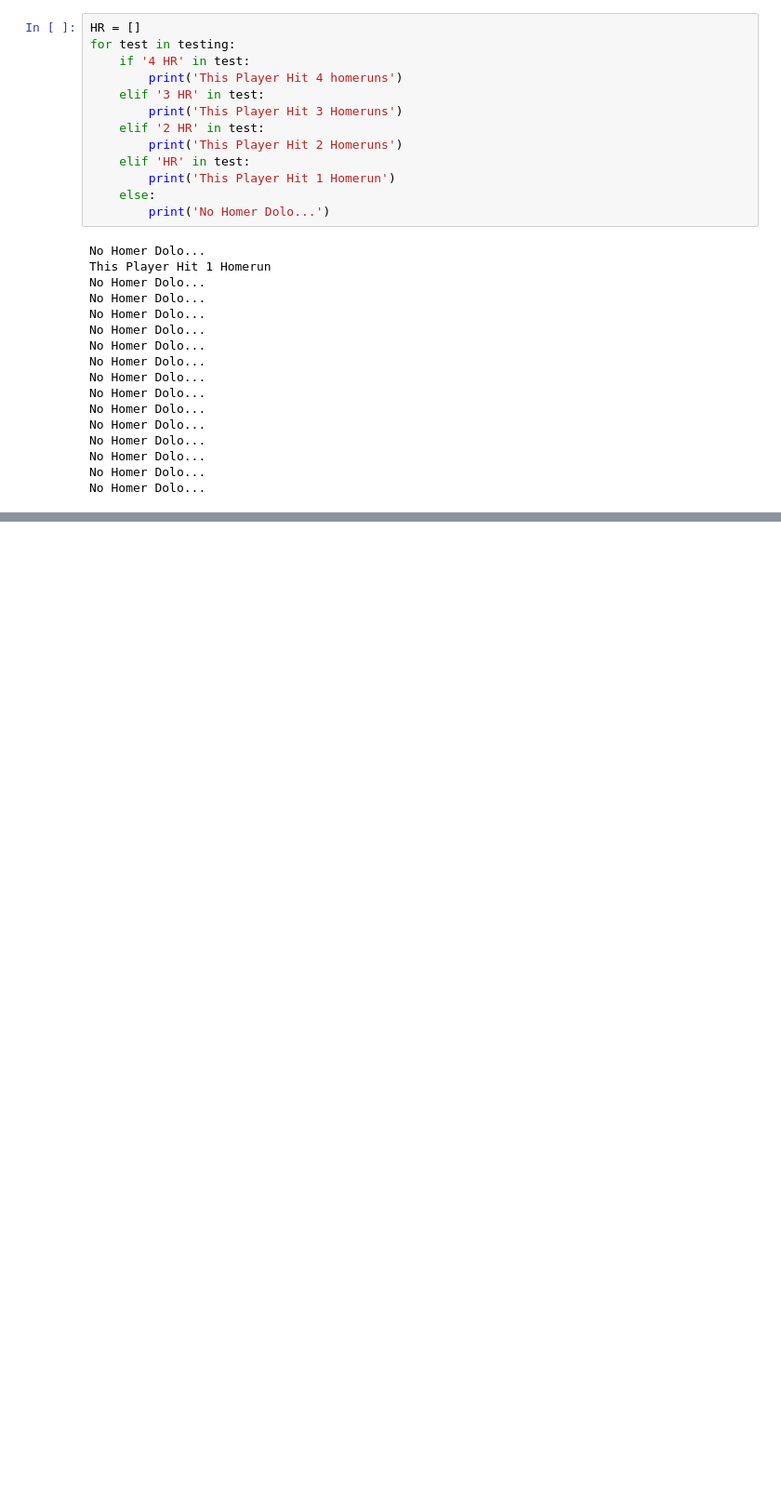
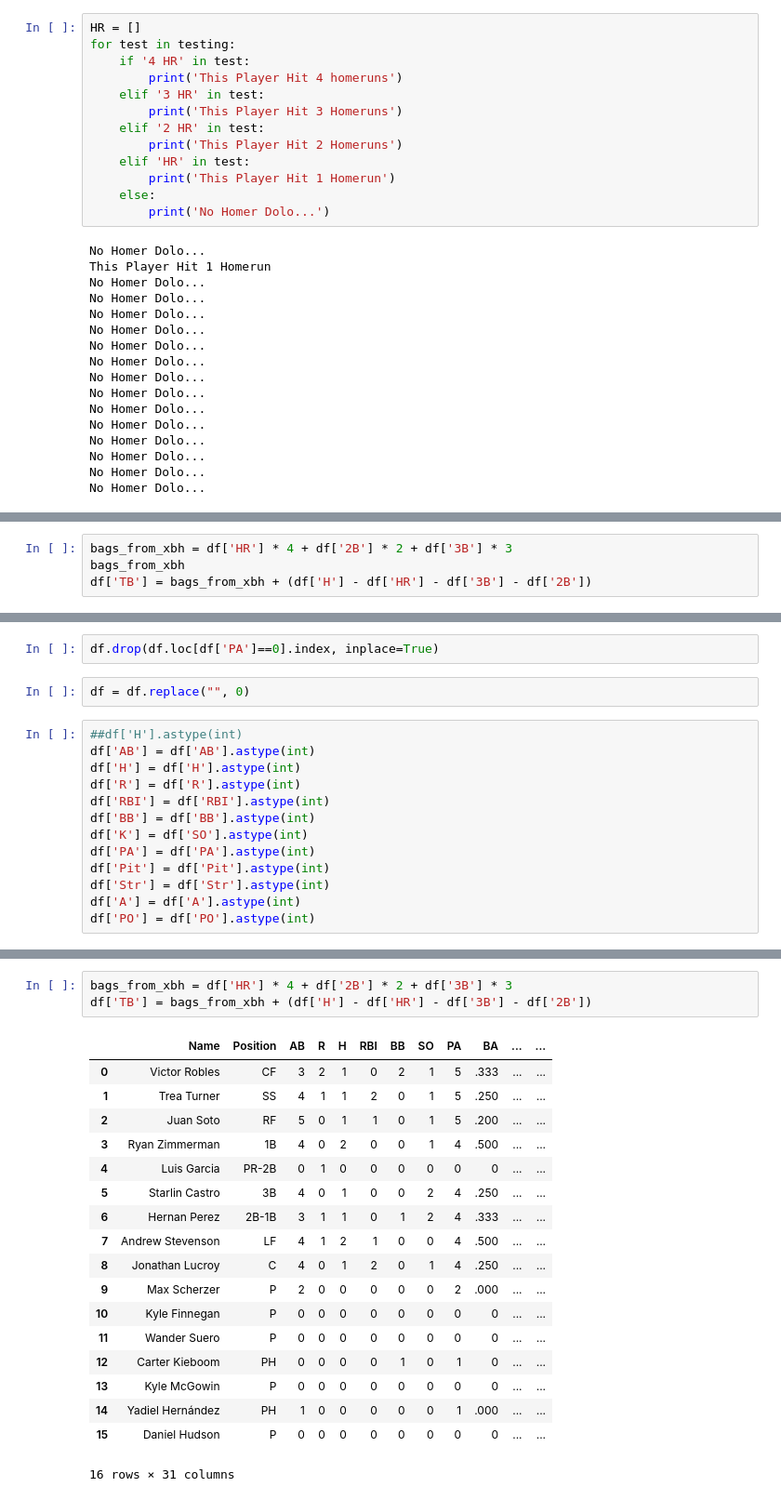
Before and after one commit to tah96/washington-nationals, a Jupyter notebook: nats-web-scraping.ipynb, the cells around one changed output, grey strips where cells are left out. Shown at 93% size. Saved outputs shown, nothing was run; the diff lists cells and outputs as text; blank space fills up the shorter version.

```diff
--- a/nats-web-scraping.ipynb
+++ b/nats-web-scraping.ipynb
@@ -316,0 +351,4 @@ df
+# %%
+bags_from_xbh = df['HR'] * 4 + df['2B'] * 2 + df['3B'] * 3
+bags_from_xbh
+df['TB'] = bags_from_xbh + (df['H'] - df['HR'] - df['3B'] - df['2B'])
@@ -316,0 +373,17 @@ df
+# %%
+df.drop(df.loc[df['PA']==0].index, inplace=True)
+# %%
+df = df.replace("", 0)
+# %%
+##df['H'].astype(int)
+df['AB'] = df['AB'].astype(int)
+df['H'] = df['H'].astype(int)
+df['R'] = df['R'].astype(int)
+df['RBI'] = df['RBI'].astype(int)
+df['BB'] = df['BB'].astype(int)
+df['K'] = df['SO'].astype(int)
+df['PA'] = df['PA'].astype(int)
+df['Pit'] = df['Pit'].astype(int)
+df['Str'] = df['Str'].astype(int)
+df['A'] = df['A'].astype(int)
+df['PO'] = df['PO'].astype(int)
@@ -316,0 +410,22 @@ df
+# %%
+bags_from_xbh = df['HR'] * 4 + df['2B'] * 2 + df['3B'] * 3
+df['TB'] = bags_from_xbh + (df['H'] - df['HR'] - df['3B'] - df['2B'])
+# %% [output]
+|  | Name | Position | AB | R | H | RBI | BB | SO | PA | BA | ... | ... |
+| 0 | Victor Robles | CF | 3 | 2 | 1 | 0 | 2 | 1 | 5 | .333 | ... | ... |
+| 1 | Trea Turner | SS | 4 | 1 | 1 | 2 | 0 | 1 | 5 | .250 | ... | ... |
+| 2 | Juan Soto | RF | 5 | 0 | 1 | 1 | 0 | 1 | 5 | .200 | ... | ... |
+| 3 | Ryan Zimmerman | 1B | 4 | 0 | 2 | 0 | 0 | 1 | 4 | .500 | ... | ... |
+| 4 | Luis Garcia | PR-2B | 0 | 1 | 0 | 0 | 0 | 0 | 0 | 0 | ... | ... |
+| 5 | Starlin Castro | 3B | 4 | 0 | 1 | 0 | 0 | 2 | 4 | .250 | ... | ... |
+| 6 | Hernan Perez | 2B-1B | 3 | 1 | 1 | 0 | 1 | 2 | 4 | .333 | ... | ... |
+| 7 | Andrew Stevenson | LF | 4 | 1 | 2 | 1 | 0 | 0 | 4 | .500 | ... | ... |
+| 8 | Jonathan Lucroy | C | 4 | 0 | 1 | 2 | 0 | 1 | 4 | .250 | ... | ... |
+| 9 | Max Scherzer | P | 2 | 0 | 0 | 0 | 0 | 0 | 2 | .000 | ... | ... |
+| 10 | Kyle Finnegan | P | 0 | 0 | 0 | 0 | 0 | 0 | 0 | 0 | ... | ... |
+| 11 | Wander Suero | P | 0 | 0 | 0 | 0 | 0 | 0 | 0 | 0 | ... | ... |
+| 12 | Carter Kieboom | PH | 0 | 0 | 0 | 0 | 1 | 0 | 1 | 0 | ... | ... |
+| 13 | Kyle McGowin | P | 0 | 0 | 0 | 0 | 0 | 0 | 0 | 0 | ... | ... |
+| 14 | Yadiel Hernández | PH | 1 | 0 | 0 | 0 | 0 | 0 | 1 | .000 | ... | ... |
+| 15 | Daniel Hudson | P | 0 | 0 | 0 | 0 | 0 | 0 | 0 | 0 | ... | ... |
+16 rows × 31 columns
```
Also changed, not shown: parts of 14 cells of this notebook.
